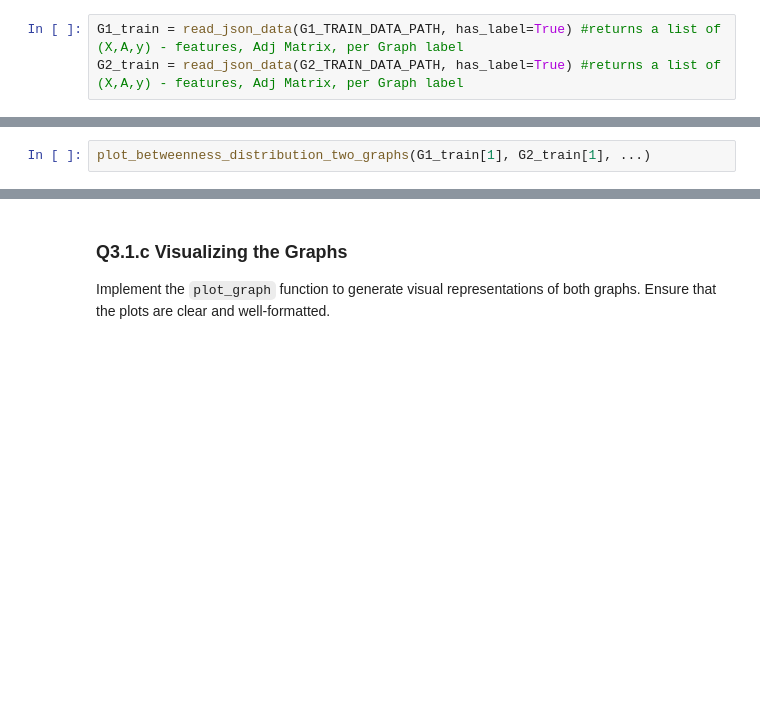
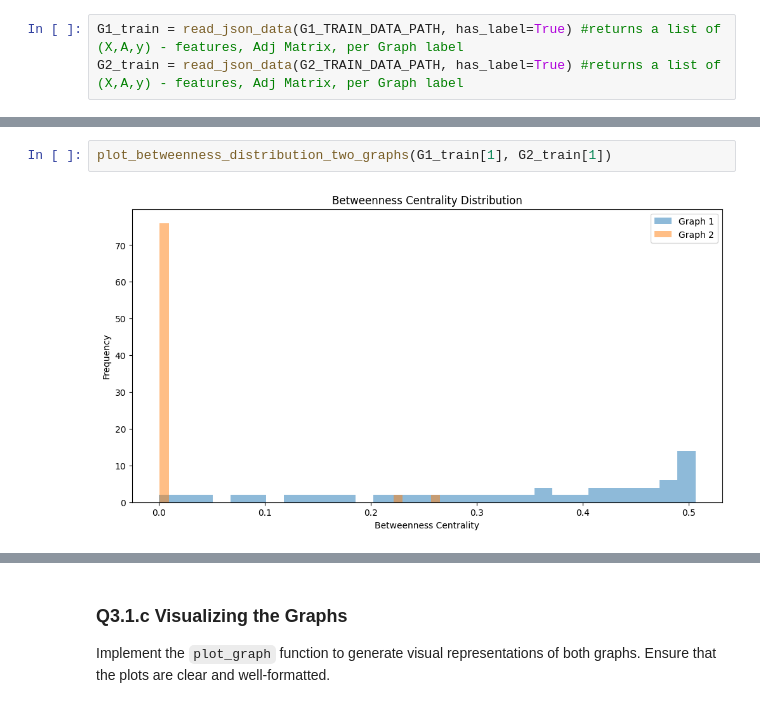
Before and after one commit to StevenChenWaiHo/Graph-Neural-Network, a Jupyter notebook: dgl_2425_cw1/q3_topology.ipynb, the cells around one changed output, grey strips where cells are left out. Saved outputs shown, nothing was run; the diff lists cells and outputs as text; blank space fills up the shorter version.

```diff
--- a/dgl_2425_cw1/q3_topology.ipynb
+++ b/dgl_2425_cw1/q3_topology.ipynb
@@ -190,3 +210,5 @@ plot_node_degree_distribution_two_graphs(G1_train[1], G2_train[1], ...)
 # %%
-plot_betweenness_distribution_two_graphs(G1_train[1], G2_train[1], ...)
+plot_betweenness_distribution_two_graphs(G1_train[1], G2_train[1])
+# %% [output]
+[figure, added]
 # %%
```
Also changed, not shown: parts of 23 cells of this notebook.
